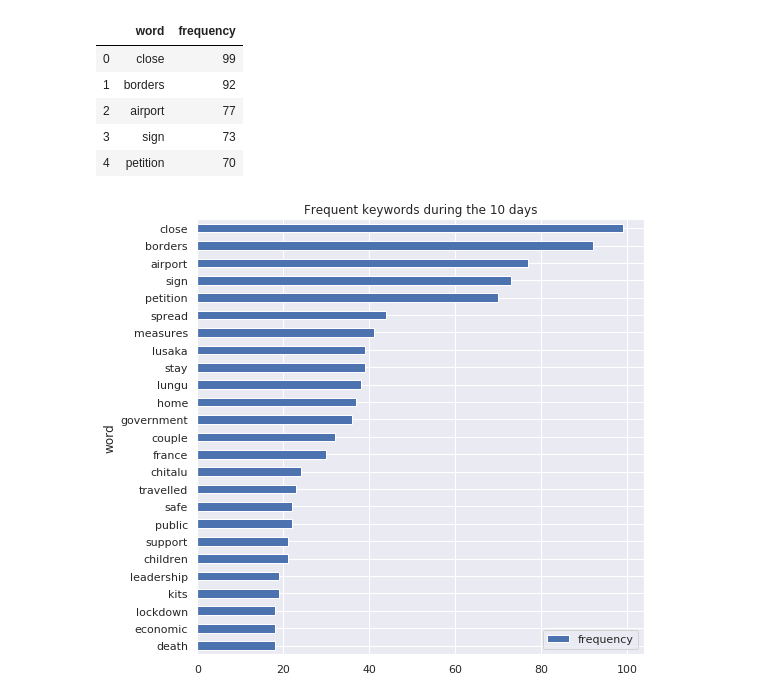
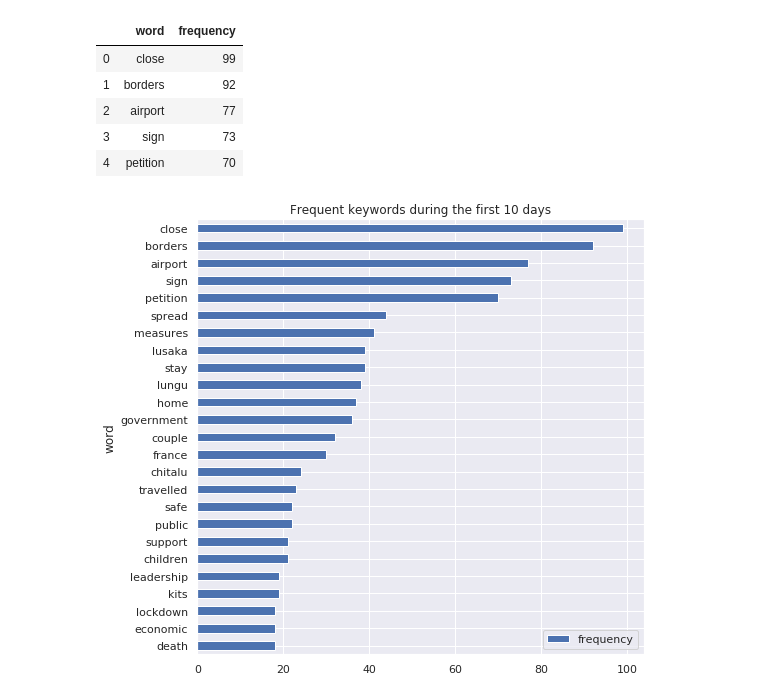
Before and after one commit to ayamlearning/COVID19_Sentiment_Analysis, a Jupyter notebook: EDA_Part_2.ipynb, the cells around one changed output. Cells and saved outputs as stored; diff of their text form; code cells hidden in the pictures.

```diff
--- a/EDA_Part_2.ipynb
+++ b/EDA_Part_2.ipynb
@@ -93,12 +91,12 @@ df_freq.head()
 | 3 | sign | 73 |
 | 4 | petition | 70 |
 # %%
-#Finally we plot the
+#Finally we plot the most frequent words
 
 fig,ax=plt.subplots(figsize=(8,8))
 
 df_freq.sort_values(by='frequency').plot.barh(x="word",y="frequency",ax=ax)
-ax.set_title("Frequent keywords during the 10 days")
+ax.set_title("Frequent keywords during the first 10 days")
 plt.show()
 # %% [output]
-[figure, old version]
+[figure, new version]
```
Also changed, not shown: parts of 1 cell of this notebook, 3 other files.
